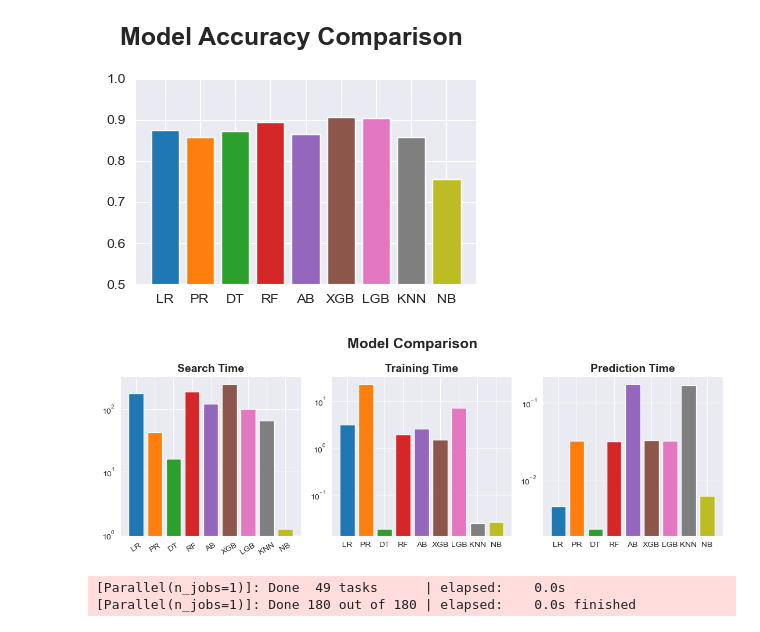
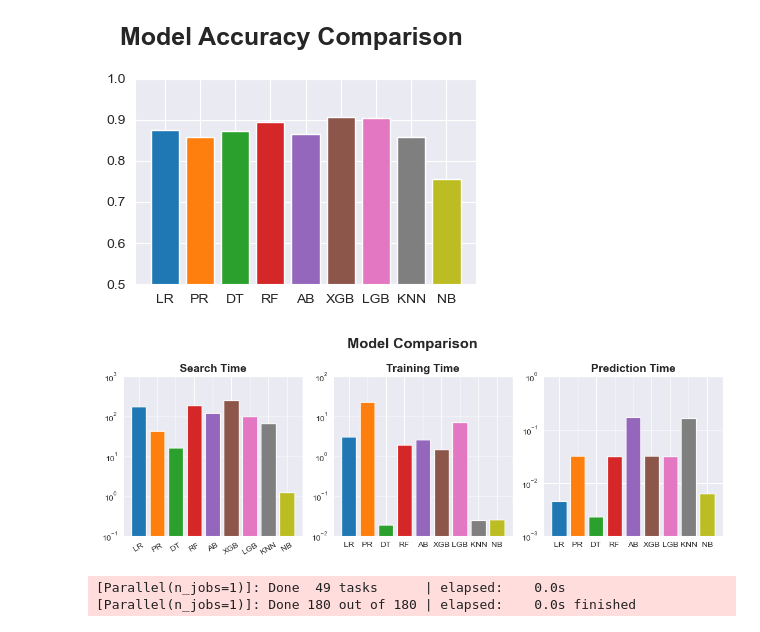
Before and after one commit to SHREYA-1103/Obesity-risk-analysis, a Jupyter notebook: ml_model_analysis.ipynb, the cells around one changed output. Drawn from its saved outputs; the diff is of its cells as text; code cells hidden in the pictures.

```diff
--- a/ml_model_analysis.ipynb
+++ b/ml_model_analysis.ipynb
@@ -2023,27 +2023,30 @@ conclude_plot("Model Accuracy Comparison")
 # %%
 fig, axs = plt.subplots(1, 3, figsize=(max_fig_width, 4))
 
 for idx, (model, meta) in enumerate(metas.items()):
     axs[0].bar(idx, meta[3], label=model.upper())
 axs[0].set_xticks(range(len(metas)), [k.upper() for k in metas.keys()], rotation=30)
 axs[0].set_yscale('log')
+axs[0].set_ylim(0.1, 1000)
 annotate_plot(axs[0], "Search Time")
 
 for idx, (model, history) in enumerate(histories.items()):
     axs[1].bar(idx, np.mean([x[1]['train_time'] for x in history]), label=model.upper())
 axs[1].set_yscale('log')
 axs[1].set_xticks(range(len(histories)), [k.upper() for k in histories.keys()])
+axs[1].set_ylim(0.01, 100)
 annotate_plot(axs[1], "Training Time")
 
 for idx, (model, history) in enumerate(histories.items()):
     axs[2].bar(idx, np.mean([x[1]['pred_time'] for x in history]), label=model.upper())
 axs[2].set_yscale('log')
 axs[2].set_xticks(range(len(histories)), [k.upper() for k in histories.keys()])
+axs[2].set_ylim(0.001, 1)
 annotate_plot(axs[2], "Prediction Time")
 
 conclude_plot("Model Comparison")
 # %% [output]
-[figure, old version]
+[figure, new version]
 # %%
 fig, axs = plt.subplots(1, 4, figsize=wid_fig)
 
```
Also changed, not shown: 8 other files.
